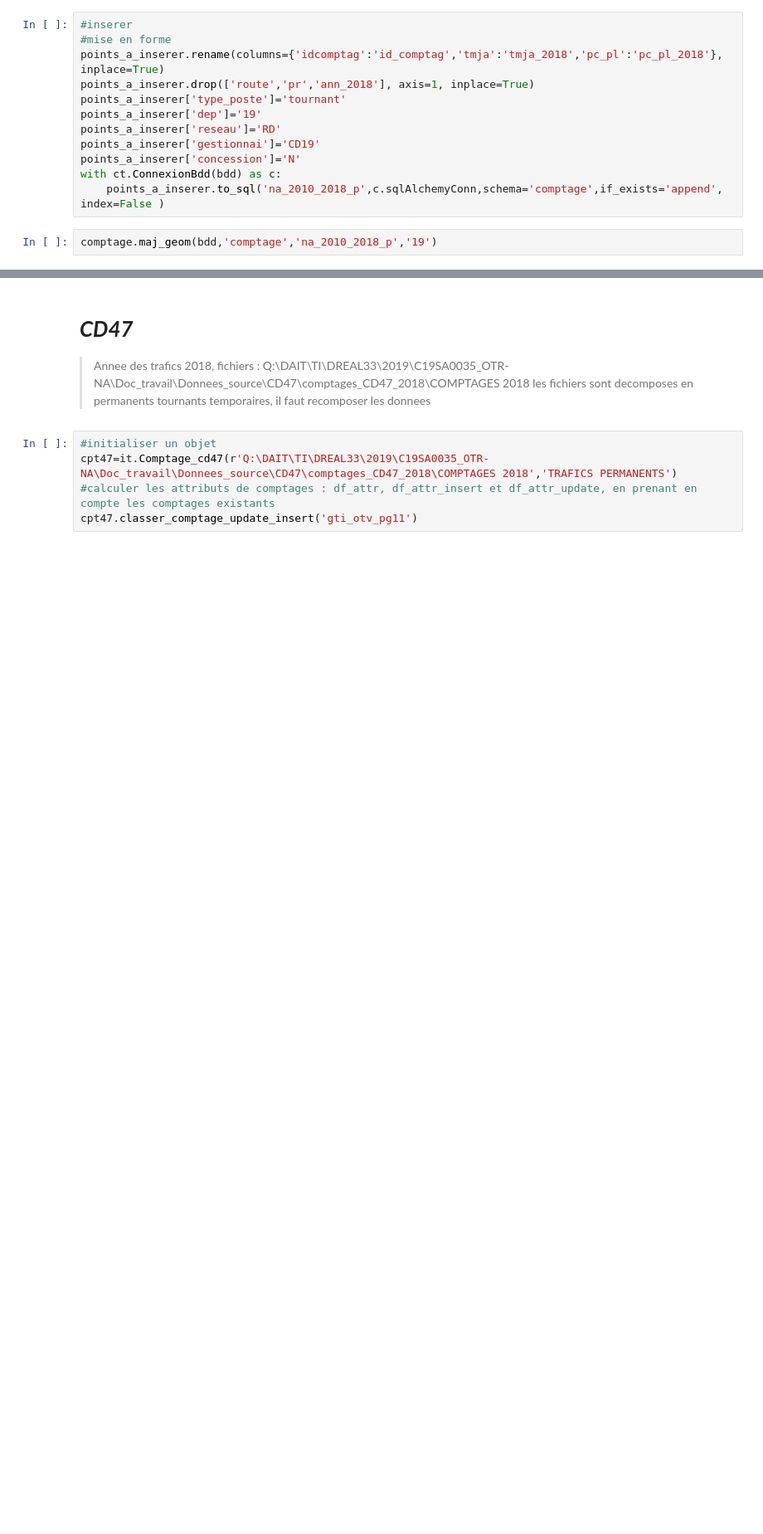
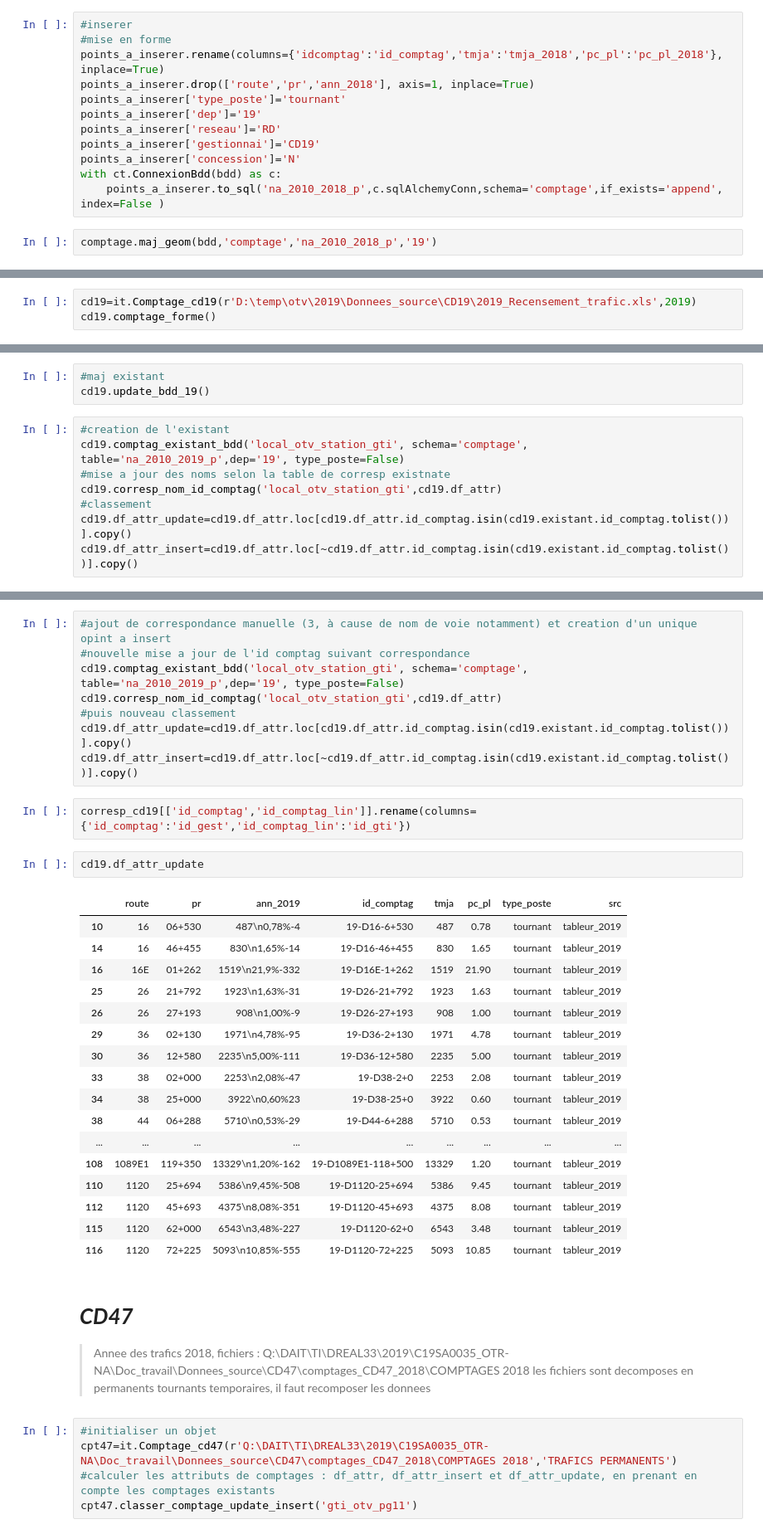
Before and after one commit to nantodevison/otv, a Jupyter notebook: otv/Transfert_Donnees/Import_trafics.ipynb, the cells around one changed output, grey strips where cells are left out. Shown at 83% size. Drawn from its saved outputs; the diff is of its cells as text; blank space fills up the shorter version.

Commit message:
class comptage19

```diff
--- a/otv/Transfert_Donnees/Import_trafics.ipynb
+++ b/otv/Transfert_Donnees/Import_trafics.ipynb
@@ -282,0 +294,3 @@ comptage.maj_geom(bdd,'comptage','na_2010_2018_p','19')
+# %%
+cd19=it.Comptage_cd19(r'D:\temp\otv\2019\Donnees_source\CD19\2019_Recensement_trafic.xls',2019)
+cd19.comptage_forme()
@@ -282,0 +302,11 @@ comptage.maj_geom(bdd,'comptage','na_2010_2018_p','19')
+# %%
+#maj existant
+cd19.update_bdd_19()
+# %%
+#creation de l'existant
+cd19.comptag_existant_bdd('local_otv_station_gti', schema='comptage', table='na_2010_2019_p',dep='19', type_poste=False)
+#mise a jour des noms selon la table de corresp existnate
+cd19.corresp_nom_id_comptag('local_otv_station_gti',cd19.df_attr)
+#classement
+cd19.df_attr_update=cd19.df_attr.loc[cd19.df_attr.id_comptag.isin(cd19.existant.id_comptag.tolist())].copy()
+cd19.df_attr_insert=cd19.df_attr.loc[~cd19.df_attr.id_comptag.isin(cd19.existant.id_comptag.tolist())].copy()
@@ -283,3 +334,33 @@ comptage.maj_geom(bdd,'comptage','na_2010_2018_p','19')
+# %%
+#ajout de correspondance manuelle (3, à cause de nom de voie notamment) et creation d'un unique opint a insert
+#nouvelle mise a jour de l'id comptag suivant correspondance
+cd19.comptag_existant_bdd('local_otv_station_gti', schema='comptage', table='na_2010_2019_p',dep='19', type_poste=False)
+cd19.corresp_nom_id_comptag('local_otv_station_gti',cd19.df_attr)
+#puis nouveau classement
+cd19.df_attr_update=cd19.df_attr.loc[cd19.df_attr.id_comptag.isin(cd19.existant.id_comptag.tolist())].copy()
+cd19.df_attr_insert=cd19.df_attr.loc[~cd19.df_attr.id_comptag.isin(cd19.existant.id_comptag.tolist())].copy()
+# %%
+corresp_cd19[['id_comptag','id_comptag_lin']].rename(columns={'id_comptag':'id_gest','id_comptag_lin':'id_gti'})
+# %%
+cd19.df_attr_update
+# %% [output]
+|  | route | pr | ann_2019 | id_comptag | tmja | pc_pl | type_poste | src |
+| 10 | 16 | 06+530 | 487\n0,78%-4 | 19-D16-6+530 | 487 | 0.78 | tournant | tableur_2019 |
+| 14 | 16 | 46+455 | 830\n1,65%-14 | 19-D16-46+455 | 830 | 1.65 | tournant | tableur_2019 |
+| 16 | 16E | 01+262 | 1519\n21,9%-332 | 19-D16E-1+262 | 1519 | 21.90 | tournant | tableur_2019 |
+| 25 | 26 | 21+792 | 1923\n1,63%-31 | 19-D26-21+792 | 1923 | 1.63 | tournant | tableur_2019 |
+| 26 | 26 | 27+193 | 908\n1,00%-9 | 19-D26-27+193 | 908 | 1.00 | tournant | tableur_2019 |
+| 29 | 36 | 02+130 | 1971\n4,78%-95 | 19-D36-2+130 | 1971 | 4.78 | tournant | tableur_2019 |
+| 30 | 36 | 12+580 | 2235\n5,00%-111 | 19-D36-12+580 | 2235 | 5.00 | tournant | tableur_2019 |
+| 33 | 38 | 02+000 | 2253\n2,08%-47 | 19-D38-2+0 | 2253 | 2.08 | tournant | tableur_2019 |
+| 34 | 38 | 25+000 | 3922\n0,60%23 | 19-D38-25+0 | 3922 | 0.60 | tournant | tableur_2019 |
+| 38 | 44 | 06+288 | 5710\n0,53%-29 | 19-D44-6+288 | 5710 | 0.53 | tournant | tableur_2019 |
+| ... | ... | ... | ... | ... | ... | ... | ... | ... |
+| 108 | 1089E1 | 119+350 | 13329\n1,20%-162 | 19-D1089E1-118+500 | 13329 | 1.20 | tournant | tableur_2019 |
+| 110 | 1120 | 25+694 | 5386\n9,45%-508 | 19-D1120-25+694 | 5386 | 9.45 | tournant | tableur_2019 |
+| 112 | 1120 | 45+693 | 4375\n8,08%-351 | 19-D1120-45+693 | 4375 | 8.08 | tournant | tableur_2019 |
+| 115 | 1120 | 62+000 | 6543\n3,48%-227 | 19-D1120-62+0 | 6543 | 3.48 | tournant | tableur_2019 |
+| 116 | 1120 | 72+225 | 5093\n10,85%-555 | 19-D1120-72+225 | 5093 | 10.85 | tournant | tableur_2019 |
 # %% [markdown]
 # ***CD47***
 > Annee des trafics 2018, fichiers : Q:\DAIT\TI\DREAL33\2019\C19SA0035_OTR-NA\Doc_travail\Donnees_source\CD47\comptages_CD47_2018\COMPTAGES 2018
```
Also changed, not shown: parts of 7 cells of this notebook, 1 other file.
